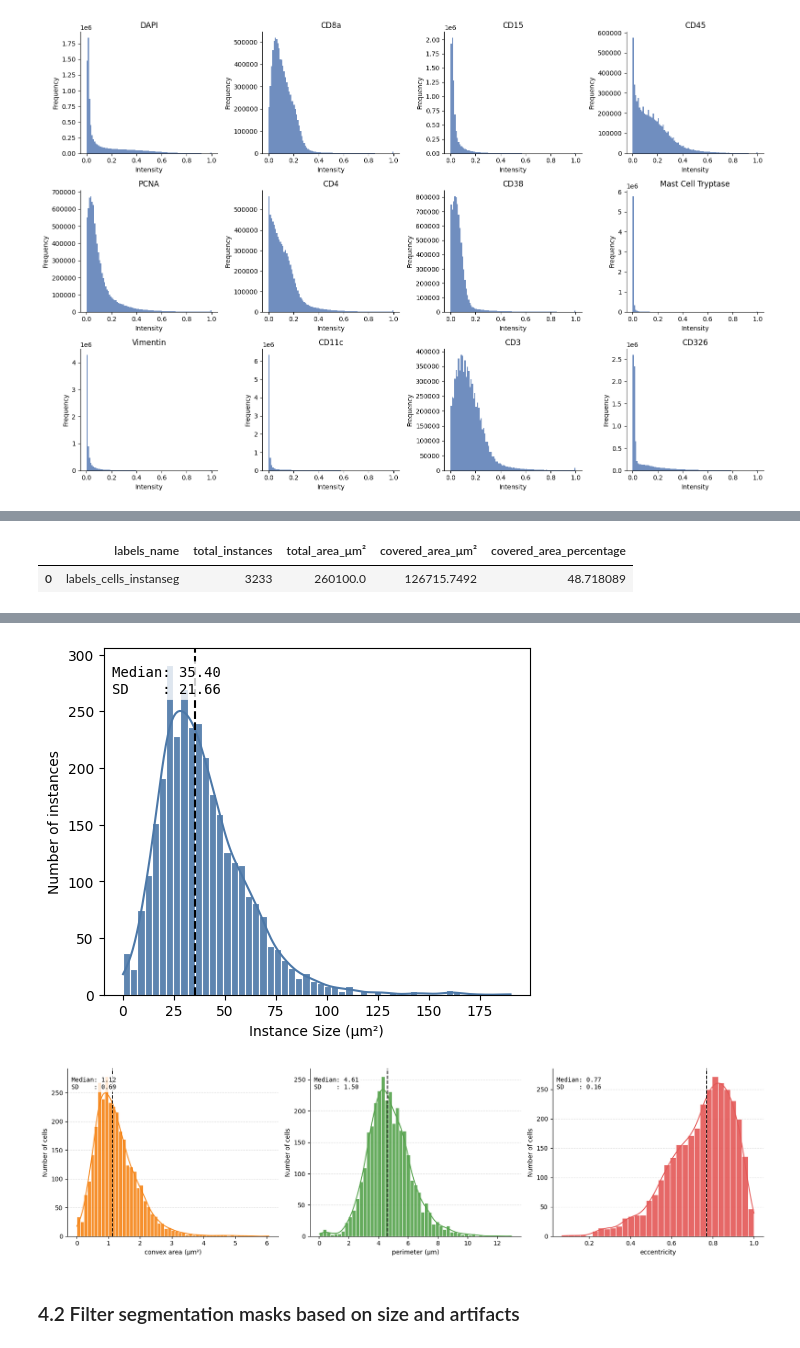
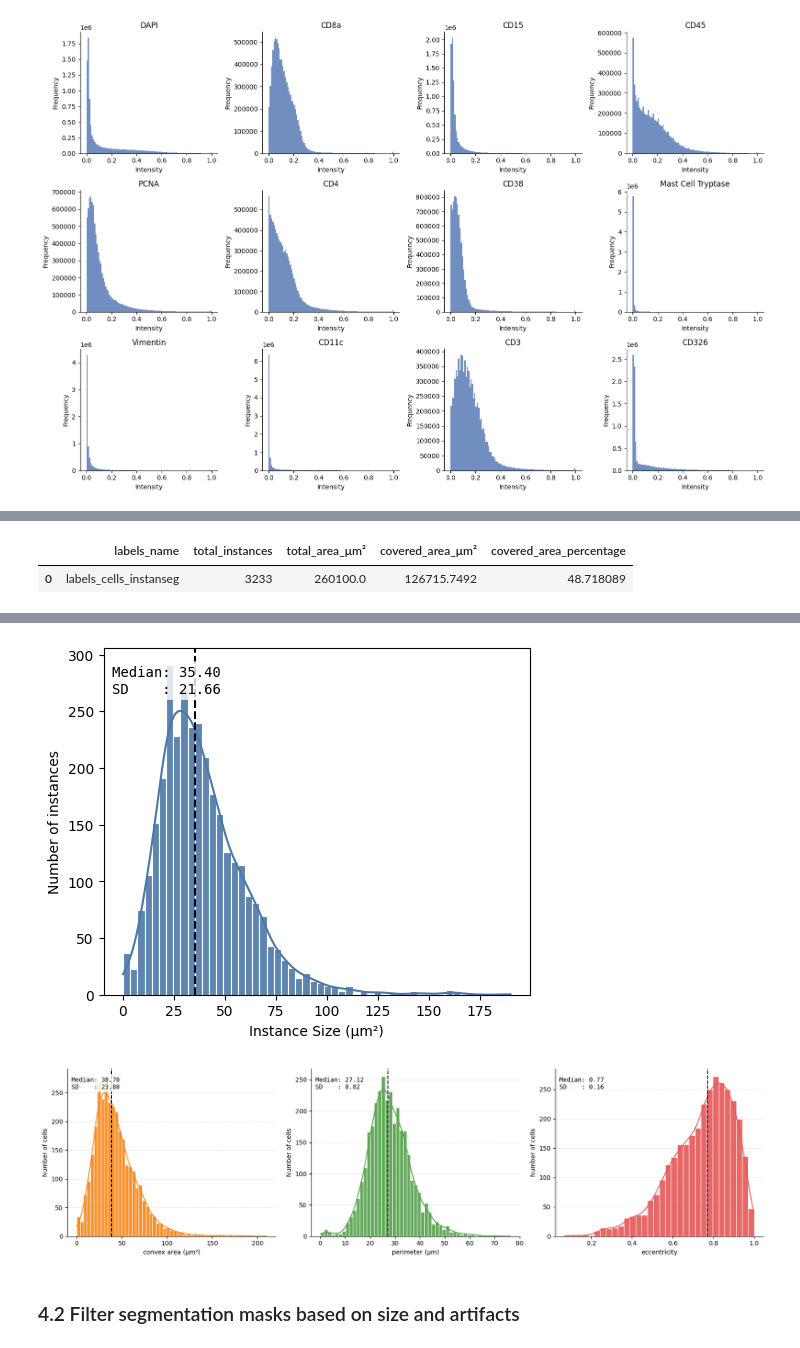
Before and after one commit to vibspatial/targeted_transcriptomics_training, a Jupyter notebook: 6.proteomics_macsima.ipynb, the cells around one changed output, grey strips where cells are left out. Cells and saved outputs as stored; diff of their text form; code cells hidden in the pictures.

Commit message:
proteomics macsima

```diff
--- a/6.proteomics_macsima.ipynb
+++ b/6.proteomics_macsima.ipynb
@@ -26,0 +5,21 @@ with coordinate systems:
+# %%
+import harpy as hp
+
+import tempfile
+from pathlib import Path
+
+from spatialdata import read_zarr
+
+tmp = tempfile.TemporaryDirectory(prefix="macsima_")
+output_dir = Path(tmp.name)
+
+path = None
+
+sdata = hp.datasets.macsima_colorectal_carcinoma_course(
+    checkpoint="checkpoint_1",
+    path=path,
+)
+
+sdata.write(output_dir / "sdata.zarr", overwrite=True)
+
+sdata = read_zarr(sdata.path)
@@ -954,15 +1005,17 @@ sdata = hp.tb.add_regionprops(
 )
 
 # convert to microns:
-sdata["table_cells"].obs["perimeter"] = (
-    sdata["table_cells"].obs["perimeter"] * microns_per_pixel
+sdata["table_cells_z_scored"].obs["perimeter"] = (
+    sdata["table_cells_z_scored"].obs["perimeter"] * microns_per_pixel
 )
-sdata["table_cells"].obs["convex_area"] = (
-    sdata["table_cells"].obs["convex_area"] * microns_per_pixel**2
+sdata["table_cells_z_scored"].obs["convex_area"] = (
+    sdata["table_cells_z_scored"].obs["convex_area"] * microns_per_pixel**2
 )
 
-sdata["table_cells"].obs["area"] = (
-    sdata["table_cells"].obs["area"] * microns_per_pixel**2
+sdata["table_cells_z_scored"].obs["area"] = (
+    sdata["table_cells_z_scored"].obs["area"] * microns_per_pixel**2
 )
-sdata["table_cells"].obs[["perimeter", "eccentricity", "convex_area", "area"]].head()
+sdata["table_cells_z_scored"].obs[
+    ["perimeter", "eccentricity", "convex_area", "area"]
+].head()
 # %% [output]
@@ -1000,7 +1053,7 @@ metrics = (
 ax = hp.qc.metrics_histogram(
     sdata,
     labels_name="labels_cells_instanseg",
-    table_name="table_cells",
+    table_name="table_cells_z_scored",
     display_column=["convex area (μm²)", "perimeter (μm)", "eccentricity"],
     color=[
         "#F58518",
@@ -1017,5 +1070,5 @@ ax = hp.qc.metrics_histogram(
 [figure]
-[figure, old version]
+[figure, new version]
 # %% [markdown]
 ### 4.2 Filter segmentation masks based on size and artifacts
 # %%
```
Also changed, not shown: parts of 25 cells of this notebook.
